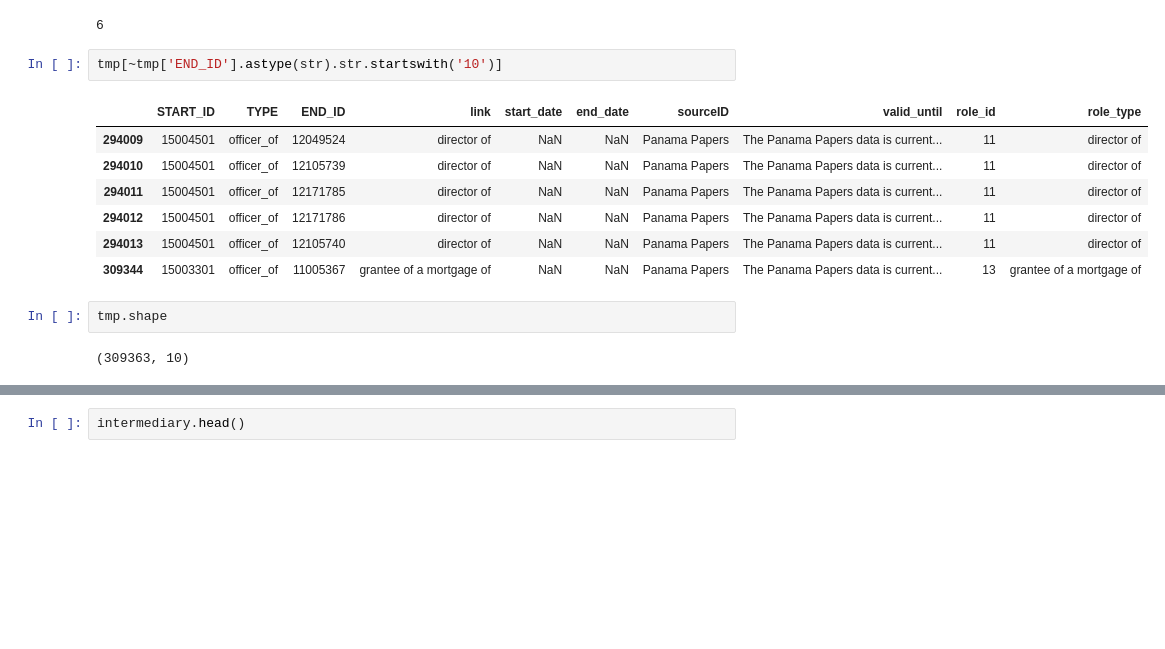
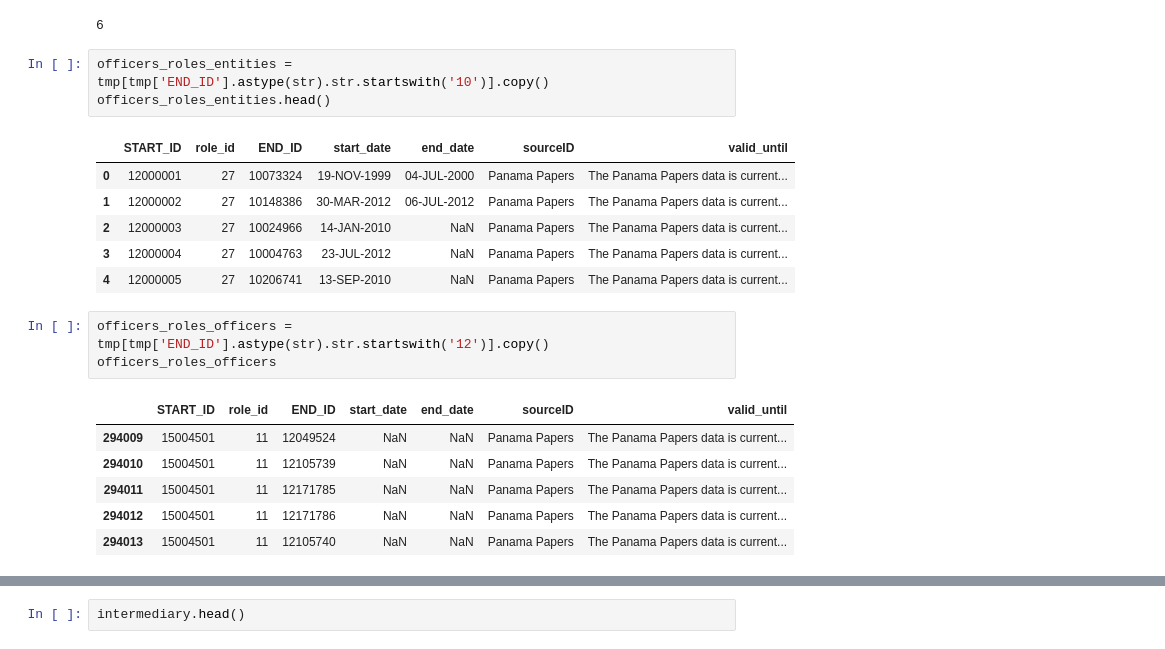
Before and after one commit to dimcel/Panama_papers_SQL, a Jupyter notebook: project.ipynb, the cells around one changed output, grey strips where cells are left out. Cells and saved outputs as stored; diff of their text form; blank space fills up the shorter version.

Commit message:
added the 3 helper tables for officer to 1,2,3

```diff
--- a/project.ipynb
+++ b/project.ipynb
@@ -550,16 +550,22 @@ tmp[~tmp['END_ID'].astype(str).str.startswith('10')].shape[0]
 # %% [output]
 6
 # %%
-tmp[~tmp['END_ID'].astype(str).str.startswith('10')]
+officers_roles_entities = tmp[tmp['END_ID'].astype(str).str.startswith('10')].copy()
+officers_roles_entities.head()
 # %% [output]
-|  | START_ID | TYPE | END_ID | link | start_date | end_date | sourceID | valid_until | role_id | role_type |
-| 294009 | 15004501 | officer_of | 12049524 | director of | NaN | NaN | Panama Papers | The Panama Papers data is current... | 11 | director of |
-| 294010 | 15004501 | officer_of | 12105739 | director of | NaN | NaN | Panama Papers | The Panama Papers data is current... | 11 | director of |
-| 294011 | 15004501 | officer_of | 12171785 | director of | NaN | NaN | Panama Papers | The Panama Papers data is current... | 11 | director of |
-| 294012 | 15004501 | officer_of | 12171786 | director of | NaN | NaN | Panama Papers | The Panama Papers data is current... | 11 | director of |
-| 294013 | 15004501 | officer_of | 12105740 | director of | NaN | NaN | Panama Papers | The Panama Papers data is current... | 11 | director of |
-| 309344 | 15003301 | officer_of | 11005367 | grantee of a mortgage of | NaN | NaN | Panama Papers | The Panama Papers data is current... | 13 | grantee of a mortgage of |
+|  | START_ID | role_id | END_ID | start_date | end_date | sourceID | valid_until |
+| 0 | 12000001 | 27 | 10073324 | 19-NOV-1999 | 04-JUL-2000 | Panama Papers | The Panama Papers data is current... |
+| 1 | 12000002 | 27 | 10148386 | 30-MAR-2012 | 06-JUL-2012 | Panama Papers | The Panama Papers data is current... |
+| 2 | 12000003 | 27 | 10024966 | 14-JAN-2010 | NaN | Panama Papers | The Panama Papers data is current... |
+| 3 | 12000004 | 27 | 10004763 | 23-JUL-2012 | NaN | Panama Papers | The Panama Papers data is current... |
+| 4 | 12000005 | 27 | 10206741 | 13-SEP-2010 | NaN | Panama Papers | The Panama Papers data is current... |
-# %%
-tmp.shape
-# %% [output]
-(309363, 10)
+# %%
+officers_roles_officers = tmp[tmp['END_ID'].astype(str).str.startswith('12')].copy()
+officers_roles_officers
+# %% [output]
+|  | START_ID | role_id | END_ID | start_date | end_date | sourceID | valid_until |
+| 294009 | 15004501 | 11 | 12049524 | NaN | NaN | Panama Papers | The Panama Papers data is current... |
+| 294010 | 15004501 | 11 | 12105739 | NaN | NaN | Panama Papers | The Panama Papers data is current... |
+| 294011 | 15004501 | 11 | 12171785 | NaN | NaN | Panama Papers | The Panama Papers data is current... |
+| 294012 | 15004501 | 11 | 12171786 | NaN | NaN | Panama Papers | The Panama Papers data is current... |
+| 294013 | 15004501 | 11 | 12105740 | NaN | NaN | Panama Papers | The Panama Papers data is current... |
```
Also changed, not shown: parts of 21 cells of this notebook, 2 other files.
